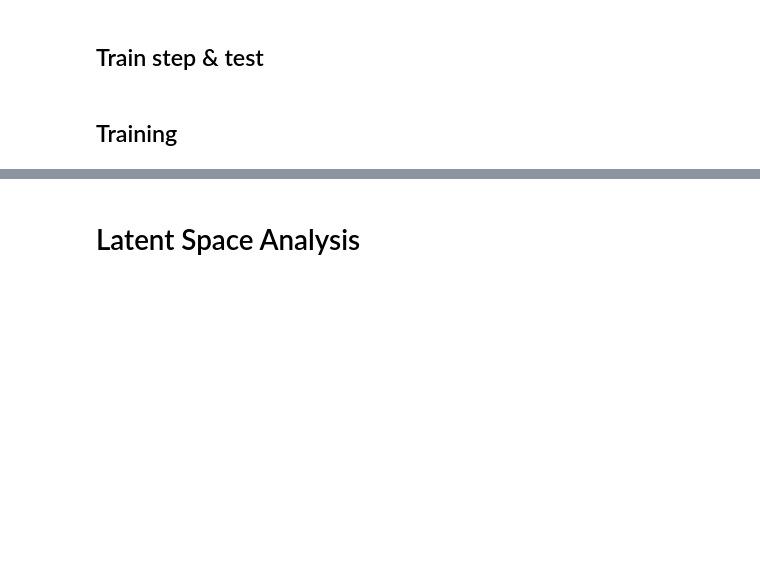
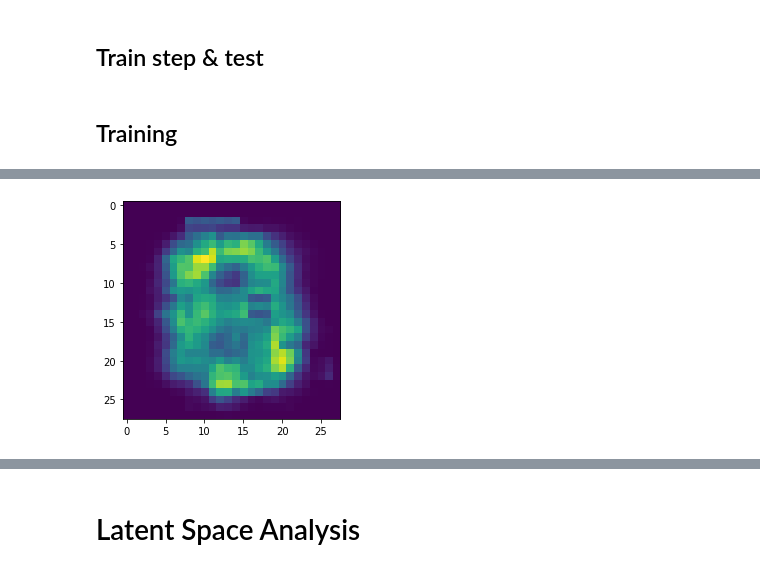
Before and after one commit to nlaasch/iannwtf, a Jupyter notebook: Homework 8/homework8.ipynb, the cells around one changed output, grey strips where cells are left out. Drawn from its saved outputs; the diff is of its cells as text; code cells hidden in the pictures; blank space fills up the shorter version.

```diff
--- a/Homework 8/homework8.ipynb
+++ b/Homework 8/homework8.ipynb
@@ -242,2 +241,9 @@ Batch size: 128  Prefetch size: 64  Buffer size: 256
+# %%
+for img, label in test_ds_noisy.take(1):
+    out = model(img)
+    for j in out:
+        plt.imshow(j)
+# %% [output]
+[figure, added]
 # %%
 # Visualisation
```
Also changed, not shown: parts of 7 cells of this notebook.
